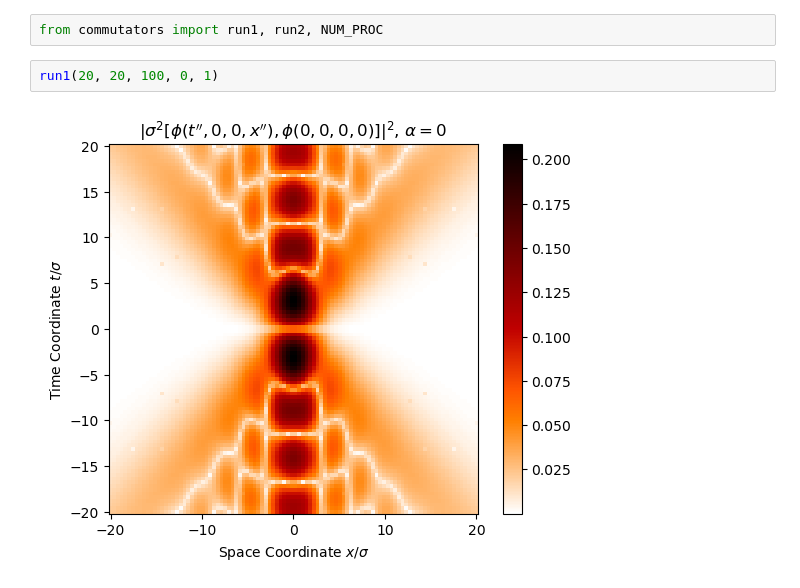
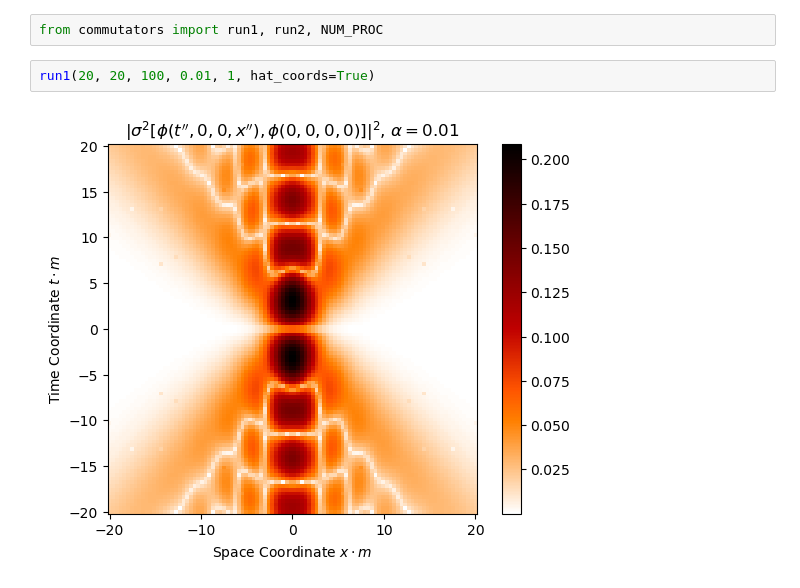
Before and after one commit to marco-david/nonlocal-qft, a Jupyter notebook: Numerical Commutators 3D.ipynb, the cells around one changed output. Saved outputs shown, nothing was run; the diff lists cells and outputs as text.

```diff
--- a/Numerical Commutators 3D.ipynb
+++ b/Numerical Commutators 3D.ipynb
@@ -25,9 +25,9 @@ Alternatively, rescale by $\alpha$ for:
 # %%
 from commutators import run1, run2, NUM_PROC
 # %%
-run1(20, 20, 100, 0, 1)
+run1(20, 20, 100, 0.01, 1, hat_coords=True)
 # %% [output]
-[figure, old version]
+[figure, new version]
 # %%
 import multiprocess
 
```
Also changed, not shown: parts of 1 cell of this notebook, 55 other files.
